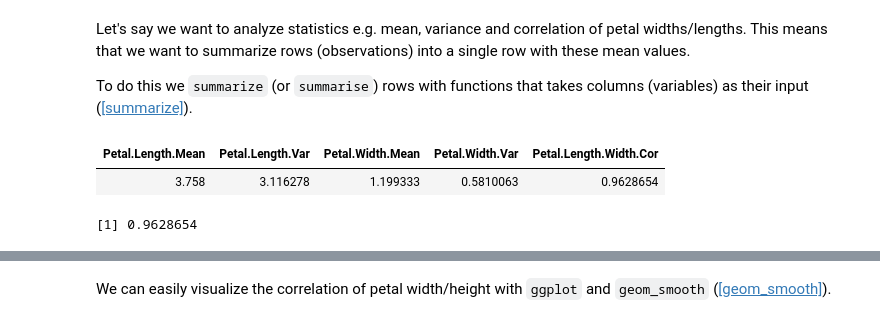
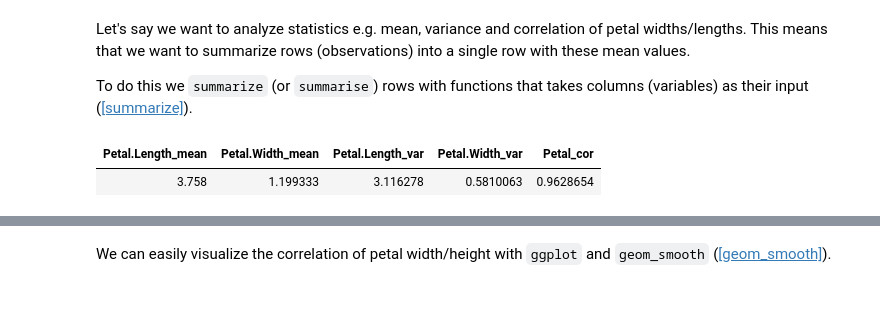
Before and after one commit to AaltoSciComp/python-r-data-analysis-course, a Jupyter notebook: r/02_Summaries_and_Groups.ipynb, the cells around one changed output, grey strips where cells are left out. Drawn from its saved outputs; the diff is of its cells as text; code cells hidden in the pictures.

```diff
--- a/r/02_Summaries_and_Groups.ipynb
+++ b/r/02_Summaries_and_Groups.ipynb
@@ -36,13 +36,12 @@ To do this we `summarize` (or `summarise`) rows with functions that takes column
 # %%
 iris_tbl %>%
     summarize(
-        Petal.Length.Mean=mean(Petal.Length),
-        Petal.Length.Var=var(Petal.Length),
-        Petal.Width.Mean=mean(Petal.Width),
-        Petal.Width.Var=var(Petal.Width),
-        Petal.Length.Width.Cor=cor(Petal.Length,Petal.Width)
-        )
+        Petal.Length_mean=mean(Petal.Length),
+        Petal.Width_mean=mean(Petal.Width),
+        Petal.Length_var=var(Petal.Length),
+        Petal.Width_var=var(Petal.Width),
+        Petal_cor=cor(Petal.Length,Petal.Width)
+    )
 # %% [output]
-| Petal.Length.Mean | Petal.Length.Var | Petal.Width.Mean | Petal.Width.Var | Petal.Length.Width.Cor |
-| 3.758 | 3.116278 | 1.199333 | 0.5810063 | 0.9628654 |
+| Petal.Length_mean | Petal.Width_mean | Petal.Length_var | Petal.Width_var | Petal_cor |
+| 3.758 | 1.199333 | 3.116278 | 0.5810063 | 0.9628654 |
-[1] 0.9628654
```
Also changed, not shown: parts of 4 cells of this notebook, 3 other files.
